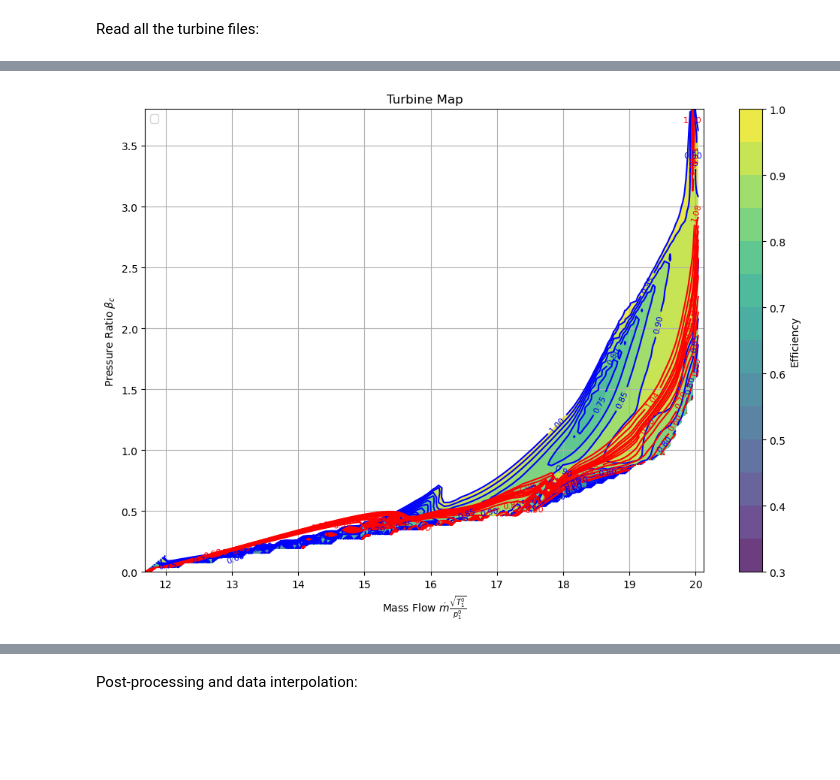
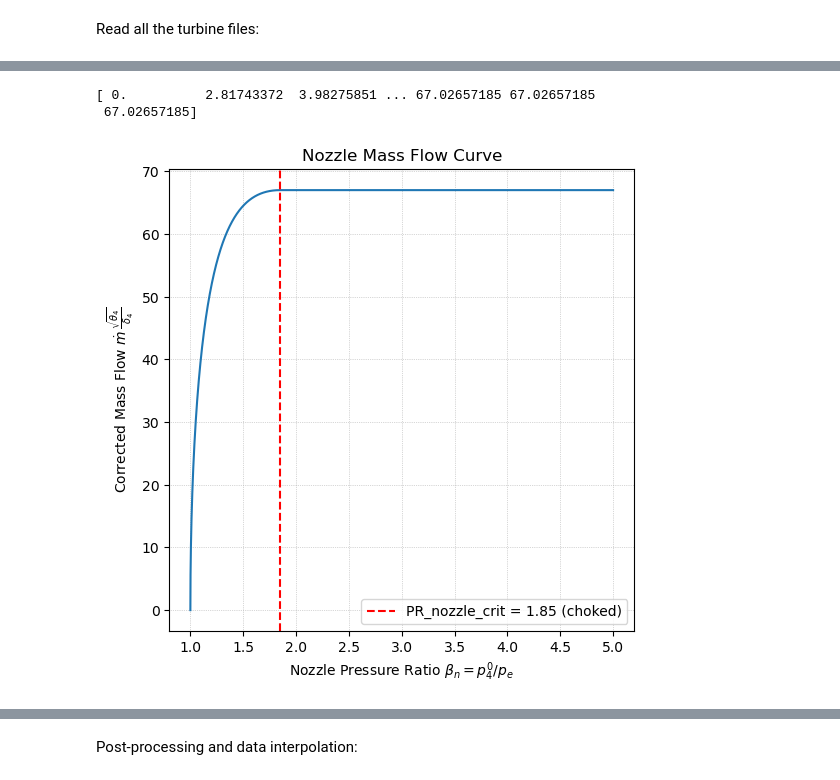
Before and after one commit to dariovetrano03/toga-or-not-toga, a Jupyter notebook: data/plot_iso_T3T1.ipynb, the cells around one changed output, grey strips where cells are left out. Drawn from its saved outputs; the diff is of its cells as text; code cells hidden in the pictures; blank space fills up the shorter version.

```diff
--- a/data/plot_iso_T3T1.ipynb
+++ b/data/plot_iso_T3T1.ipynb
@@ -146,34 +225,3 @@ mf_turb_grid, pr_turb_grid = np.meshgrid(
 # Now we want to interpolate
 eff_turb_grid = griddata((mf_flat_turb, pr_flat_turb), eff_flat_turb, (mf_turb_grid, pr_turb_grid), method='cubic')
 speed_turb_grid = griddata((mf_flat_turb, pr_flat_turb), speed_flat_turb, (mf_turb_grid, pr_turb_grid), method='cubic')
-# %%
-
-# -----------------------------
-# Iso-efficiency contour
-# -----------------------------
-eff_levels = np.arange(0.3, 1.01, 0.05)
-plt.figure(figsize=(12,8))
-CF = plt.contourf(mf_turb_grid, pr_turb_grid, eff_turb_grid, levels=eff_levels, cmap="viridis", alpha=0.8)
-plt.colorbar(CF, label="Efficiency")
-CS_eff = plt.contour(mf_turb_grid, pr_turb_grid, eff_turb_grid, levels=eff_levels, colors='blue', linewidths=1.5)
-plt.clabel(CS_eff, inline=True, fontsize=8, fmt="%.2f")
-
-
-# -----------------------------
-# Iso-N contour
-# -----------------------------
-N_levels = np.array([0.45, 0.5, 0.6, 0.7, 0.8, 0.85, 0.9, 0.92, 0.94, 0.955, 0.98, 1.0, 1.04, 1.08])
-cs = plt.contour(mf_turb_grid, pr_turb_grid, speed_turb_grid, levels=N_levels, colors='r')
-plt.clabel(cs, inline=True, fontsize=8, fmt="%1.2f")
-
-# -----------------------------
-# Labels and formatting
-# -----------------------------
-plt.xlabel(r"Mass Flow $\dot m \frac{\sqrt{T_1^0}}{p_1^0}$")
-plt.ylabel(r"Pressure Ratio $\beta_c$")
-plt.title("Turbine Map")
-plt.grid(True)
-plt.legend()
-plt.show()
-# %% [output]
-[figure, removed]
@@ -179,0 +265,18 @@ plt.show()
+# %%
+fig, axes = plt.subplots(1, 1, figsize=(6,6))
+
+# --- Nozzle Curve ---
+axes.plot(PR_nozzle_vals, mf_vals_nozz, color='tab:blue')
+axes.axvline(PR_nozzle_crit, linestyle='--', color='red',
+                label=f'PR_nozzle_crit = {PR_nozzle_crit:.2f} (choked)')
+axes.set_xlabel(r'Nozzle Pressure Ratio $\beta_n = p_4^0 / p_e$')
+axes.set_ylabel(r'Corrected Mass Flow $\dot{m} \, \frac{\sqrt{\theta_4}}{\delta_4}$')
+axes.set_title('Nozzle Mass Flow Curve')
+axes.grid(True, linestyle=':', linewidth=0.5)
+axes.legend()
+
+print(mf_vals_nozz)
+# %% [output]
+[ 0.          2.81743372  3.98275851 ... 67.02657185 67.02657185
+ 67.02657185]
+[figure, added]
```
Also changed, not shown: parts of 13 cells of this notebook, 6 other files.
